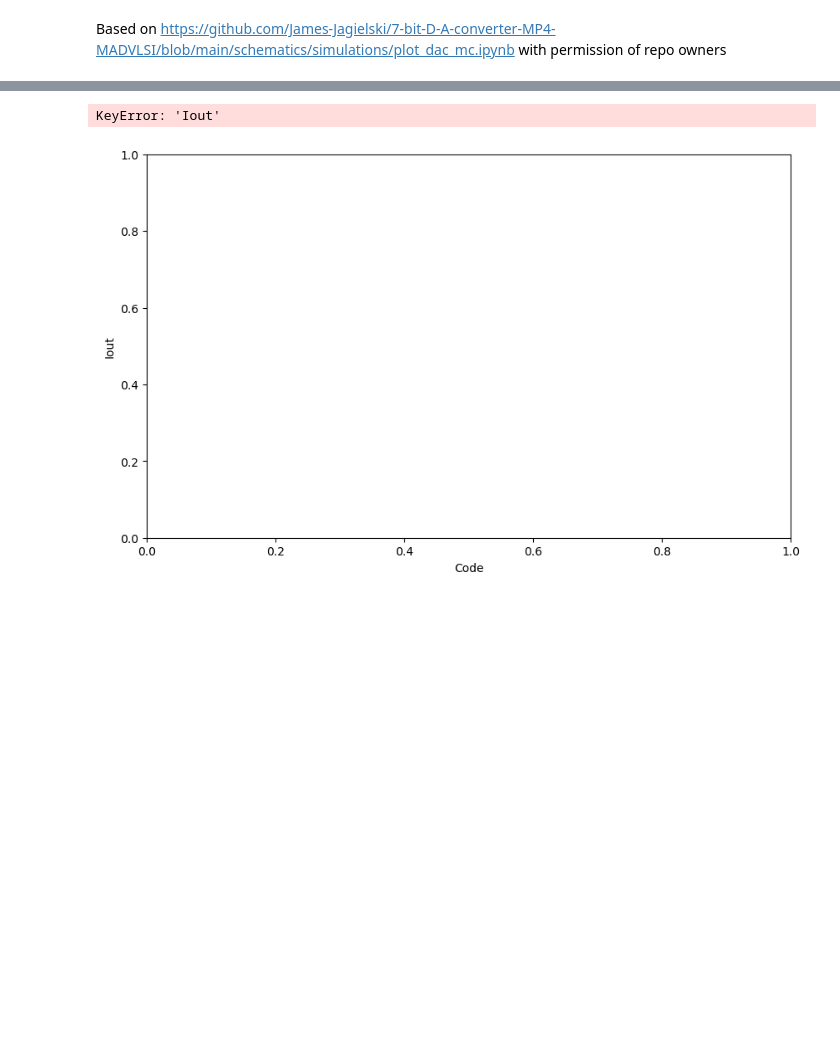
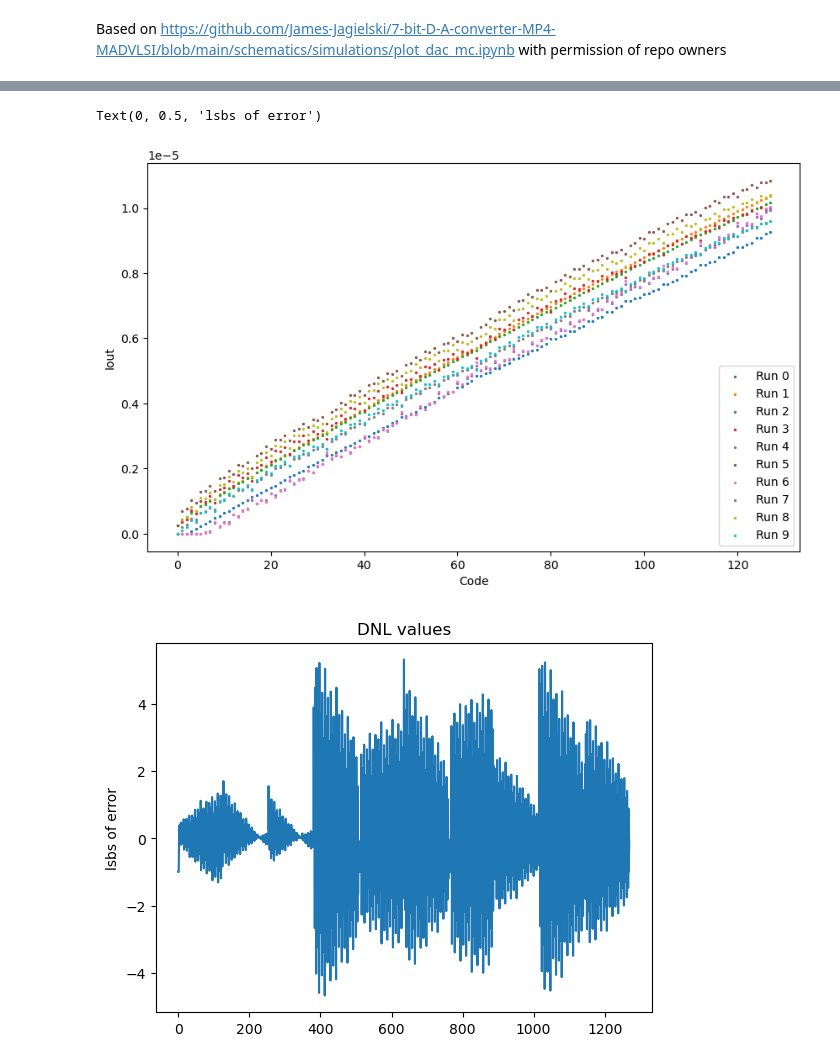
Before and after one commit to grantminer/R2R-DAC, a Jupyter notebook: simulation/dnl_inl.ipynb, the cells around one changed output, grey strips where cells are left out. Drawn from its saved outputs; the diff is of its cells as text; code cells hidden in the pictures; blank space fills up the shorter version.

```diff
--- a/simulation/dnl_inl.ipynb
+++ b/simulation/dnl_inl.ipynb
@@ -11,21 +11,22 @@ n_bits = 7
 mc_simulations = []
 nano = 1e-9
 results_dir = "./mc"
-ideal_step_size = 3.8e-06/(2**7)
+ideal_step_size = 9e-06/(2**7)
 # %%
 for filename in os.listdir(results_dir):
     df = pd.read_csv(os.path.join(results_dir, filename), delimiter = "\s+")
     # print(df.head(3))
     #print(df)
-    df["code"] = df["v(b0)"] * 0 # init column to all 0s
-    for bit in range(n_bits):
-        # df["code"] = df["code"] + (df[f"v{bit}"] > .5*df["vdd"]) * 2 ** (n_bits - bit - 1)
-        df["code"] = df["code"] + (df[f"v(b{bit})"] > .5*1.8) * 2 ** (n_bits - bit - 1) #WHAT DOES THIS DO
-        df.drop(f"v(b{bit})", axis = "columns", inplace = True)
+    # df["code"] = df["v(b0)"] * 0 # init column to all 0s
+    # for bit in range(n_bits):
+    #     # df["code"] = df["code"] + (df[f"v{bit}"] > .5*df["vdd"]) * 2 ** (n_bits - bit - 1)
+    #     df["code"] = df["code"] + (df[f"v(b{bit})"] > .5*1.8) * 2 ** (n_bits - bit - 1) #WHAT DOES THIS DO
+    #     df.drop(f"v(b{bit})", axis = "columns", inplace = True)
+    df["code"] = range(128)
     df.rename({"i(vi_out)": "Iout"}, axis = "columns", inplace = True)
-    print(df.head(10))
+    # print(df.head(10))
+    mc_simulations.append(df)
 
-    mc_simulations.append(df)
 tdf = pd.concat(mc_simulations)
 plt.figure(figsize = (10, 6))
 plt.xlabel("Code")
@@ -48,9 +49,9 @@ for df_simulation in mc_simulations:
     sorted = df_simulation.sort_values("code")
     current =   np.subtract(np.divide(
                     np.subtract(
-                         list(sorted["i(vi_out)"])[1:],list(sorted["i(vi_out)"])[:-1]
+                         list(sorted["Iout"])[1:],list(sorted["Iout"])[:-1]
                     ),ideal_step_size),1)
-    #print(current)
+    print(current)
     cc = list(current) #list(np.vstack((current,dnl)).T)
     #print(len(cc))
     dnl_multi.append(cc)
@@ -97,2 +98,3 @@ variance of error 2.9141152549999997e-06
-KeyError: 'Iout'
+Text(0, 0.5, 'lsbs of error')
-[figure, old version]
+[figure, new version]
+[figure, added]
```
Also changed, not shown: parts of 1 cell of this notebook, 11 other files.
